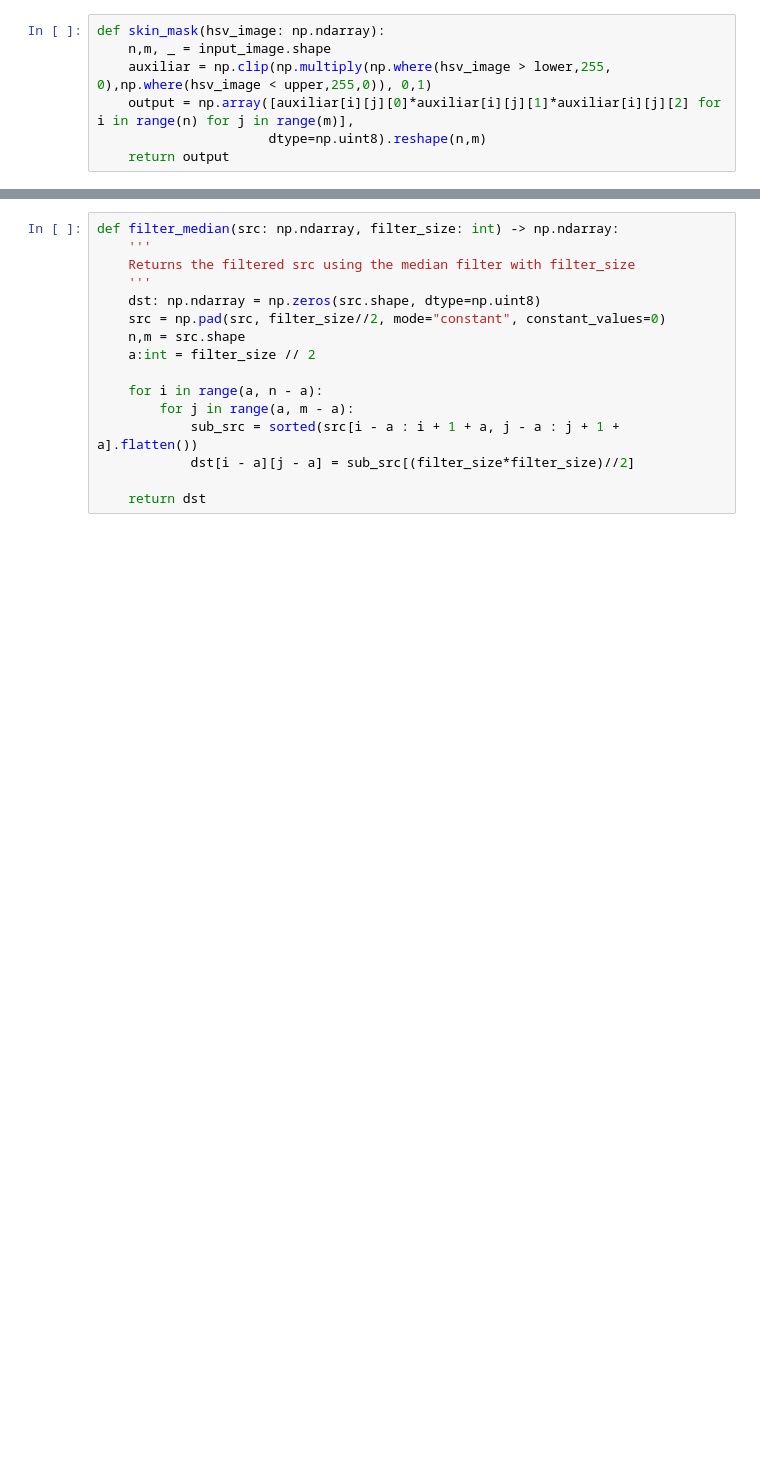
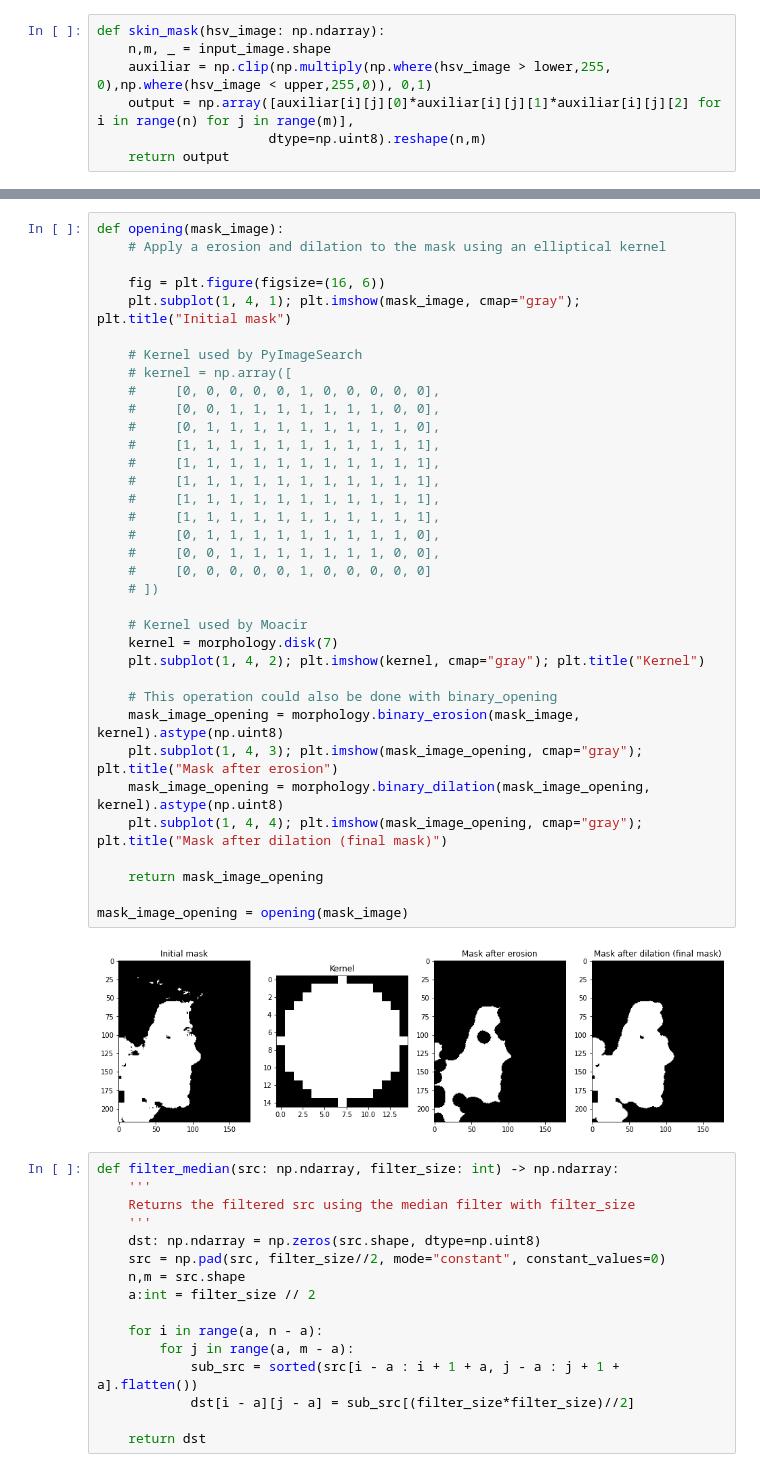
Before and after one commit to miniTalDev/skin-detection-in-face-images, a Jupyter notebook: skin-detection.ipynb, the cells around one changed output, grey strips where cells are left out. Cells and saved outputs as stored; diff of their text form; blank space fills up the shorter version.

```diff
--- a/skin-detection.ipynb
+++ b/skin-detection.ipynb
@@ -77,3 +77,40 @@ plt.imshow(mask_image, cmap="gray")
+# %%
+def opening(mask_image):
+    # Apply a erosion and dilation to the mask using an elliptical kernel
+
+    fig = plt.figure(figsize=(16, 6))
+    plt.subplot(1, 4, 1); plt.imshow(mask_image, cmap="gray"); plt.title("Initial mask")
+
+    # Kernel used by PyImageSearch
+    # kernel = np.array([
+    #     [0, 0, 0, 0, 0, 1, 0, 0, 0, 0, 0],
+    #     [0, 0, 1, 1, 1, 1, 1, 1, 1, 0, 0],
+    #     [0, 1, 1, 1, 1, 1, 1, 1, 1, 1, 0],
+    #     [1, 1, 1, 1, 1, 1, 1, 1, 1, 1, 1],
+    #     [1, 1, 1, 1, 1, 1, 1, 1, 1, 1, 1],
+    #     [1, 1, 1, 1, 1, 1, 1, 1, 1, 1, 1],
+    #     [1, 1, 1, 1, 1, 1, 1, 1, 1, 1, 1],
+    #     [1, 1, 1, 1, 1, 1, 1, 1, 1, 1, 1],
+    #     [0, 1, 1, 1, 1, 1, 1, 1, 1, 1, 0],
+    #     [0, 0, 1, 1, 1, 1, 1, 1, 1, 0, 0],
+    #     [0, 0, 0, 0, 0, 1, 0, 0, 0, 0, 0]
+    # ])
+
+    # Kernel used by Moacir
+    kernel = morphology.disk(7)
+    plt.subplot(1, 4, 2); plt.imshow(kernel, cmap="gray"); plt.title("Kernel")
+
+    # This operation could also be done with binary_opening
+    mask_image_opening = morphology.binary_erosion(mask_image, kernel).astype(np.uint8)
+    plt.subplot(1, 4, 3); plt.imshow(mask_image_opening, cmap="gray"); plt.title("Mask after erosion")
+    mask_image_opening = morphology.binary_dilation(mask_image_opening, kernel).astype(np.uint8)
+    plt.subplot(1, 4, 4); plt.imshow(mask_image_opening, cmap="gray"); plt.title("Mask after dilation (final mask)")
+
+    return mask_image_opening
+
+mask_image_opening = opening(mask_image)
+# %% [output]
+[figure, added]
 # %%
 def filter_median(src: np.ndarray, filter_size: int) -> np.ndarray:
     '''
```
Also changed, not shown: parts of 9 cells of this notebook.
